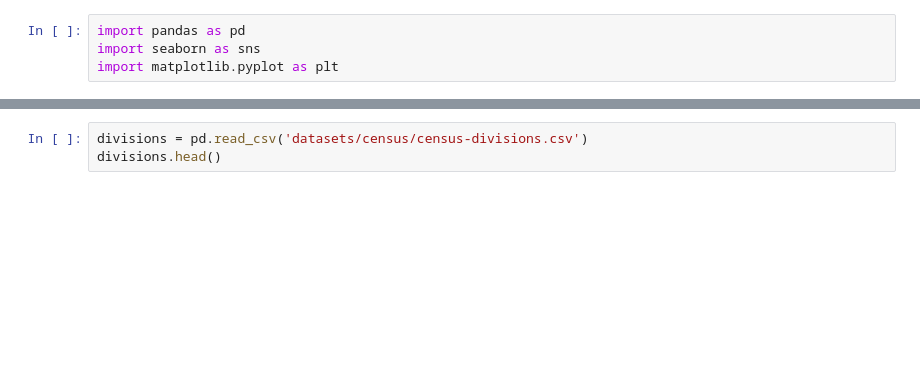
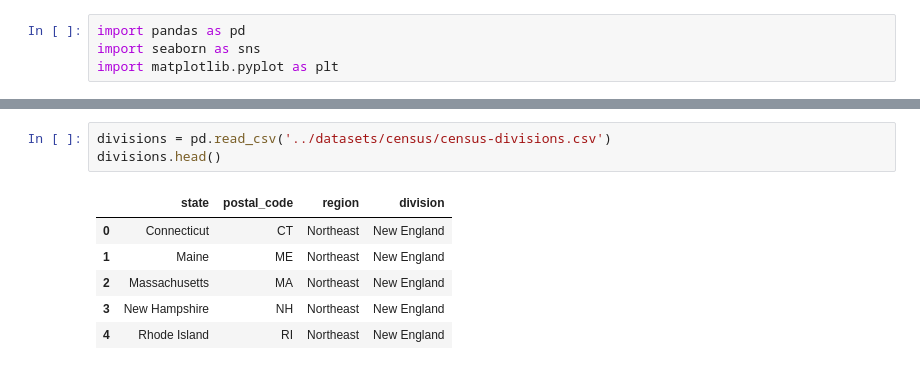
Before and after one commit to stringfestdata/advancing-into-analytics-book, a Jupyter notebook: exercise-solutions/ch-12-solutions.ipynb, the cells around one changed output, grey strips where cells are left out. Cells and saved outputs as stored; diff of their text form; blank space fills up the shorter version.

```diff
--- a/exercise-solutions/ch-12-solutions.ipynb
+++ b/exercise-solutions/ch-12-solutions.ipynb
@@ -8,4 +15,11 @@ census.head()
 # %%
-divisions = pd.read_csv('datasets/census/census-divisions.csv')
+divisions = pd.read_csv('../datasets/census/census-divisions.csv')
 divisions.head()
+# %% [output]
+|  | state | postal_code | region | division |
+| 0 | Connecticut | CT | Northeast | New England |
+| 1 | Maine | ME | Northeast | New England |
+| 2 | Massachusetts | MA | Northeast | New England |
+| 3 | New Hampshire | NH | Northeast | New England |
+| 4 | Rhode Island | RI | Northeast | New England |
 # %%
```
Also changed, not shown: parts of 12 cells of this notebook, 4 other files.
